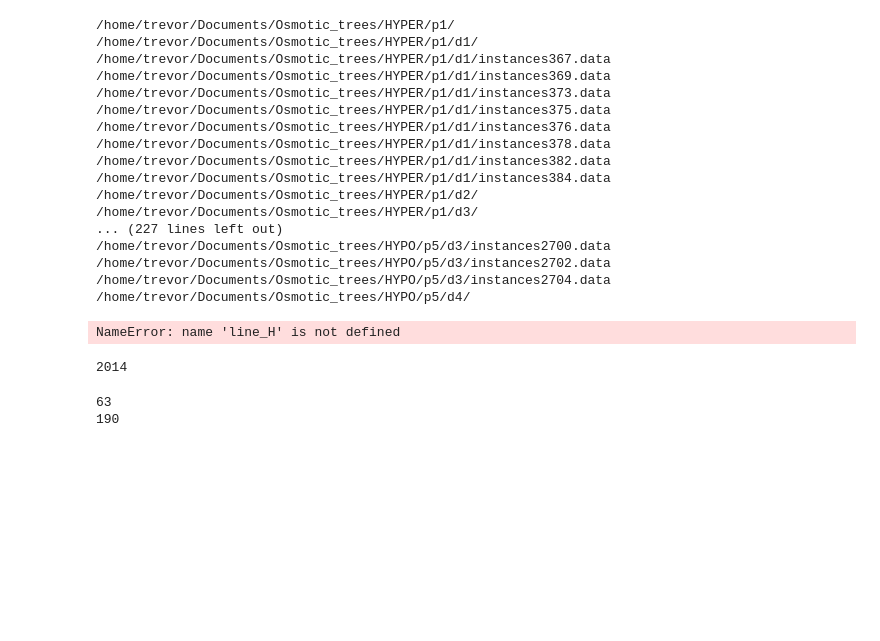
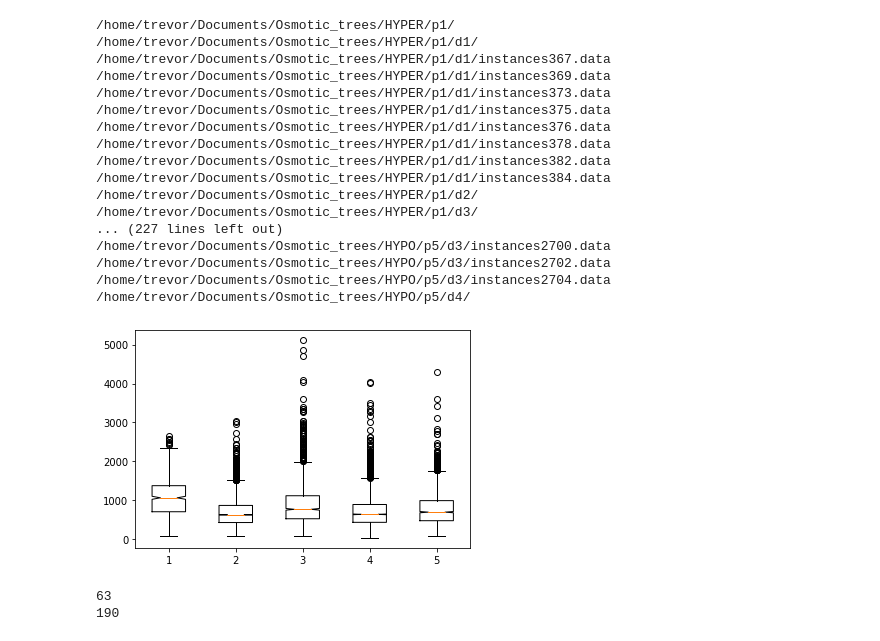
Before and after one commit to trevor-chan/research, a Jupyter notebook: morpho_scripts/CellMaskAnalysis.ipynb, the cells around one changed output. Drawn from its saved outputs; the diff is of its cells as text; code cells hidden in the pictures; blank space fills up the shorter version.

```diff
--- a/morpho_scripts/CellMaskAnalysis.ipynb
+++ b/morpho_scripts/CellMaskAnalysis.ipynb
@@ -168,15 +168,11 @@ line_L = lineage('/home/trevor/Documents/Osmotic_trees/HYPO','hypo_tree')
 /home/trevor/Documents/Osmotic_trees/HYPO/p5/d3/instances2704.data
 /home/trevor/Documents/Osmotic_trees/HYPO/p5/d4/
 # %%
-area_H = []
-circularity_H = []
-aspectr_H = []
-
 area = []
 circularity = []
 aspectr = []
 
-for pnum in line_H.items:
+for pnum in line_L.items:
 
     temp_area = []
     temp_circularity = []
@@ -190,14 +186,15 @@ for pnum in line_H.items:
     circularity.append(temp_circularity)
     aspectr.append(temp_aspectr)
 
-area_H = area
-circularity_H = circularity
+area_L = area.copy()
+circularity_L = circularity.copy()
+aspectr_L = aspectr.copy()
-# %% [output]
-NameError: name 'line_H' is not defined
-# %%
-len(area_7[4])
-# %% [output]
-2014
+# %%
+plt.boxplot(area_L, notch = True)
+
+plt.show()
+# %% [output]
+[figure, added]
 # %%
 #load model output into instances dict:
 instances = {}
```
